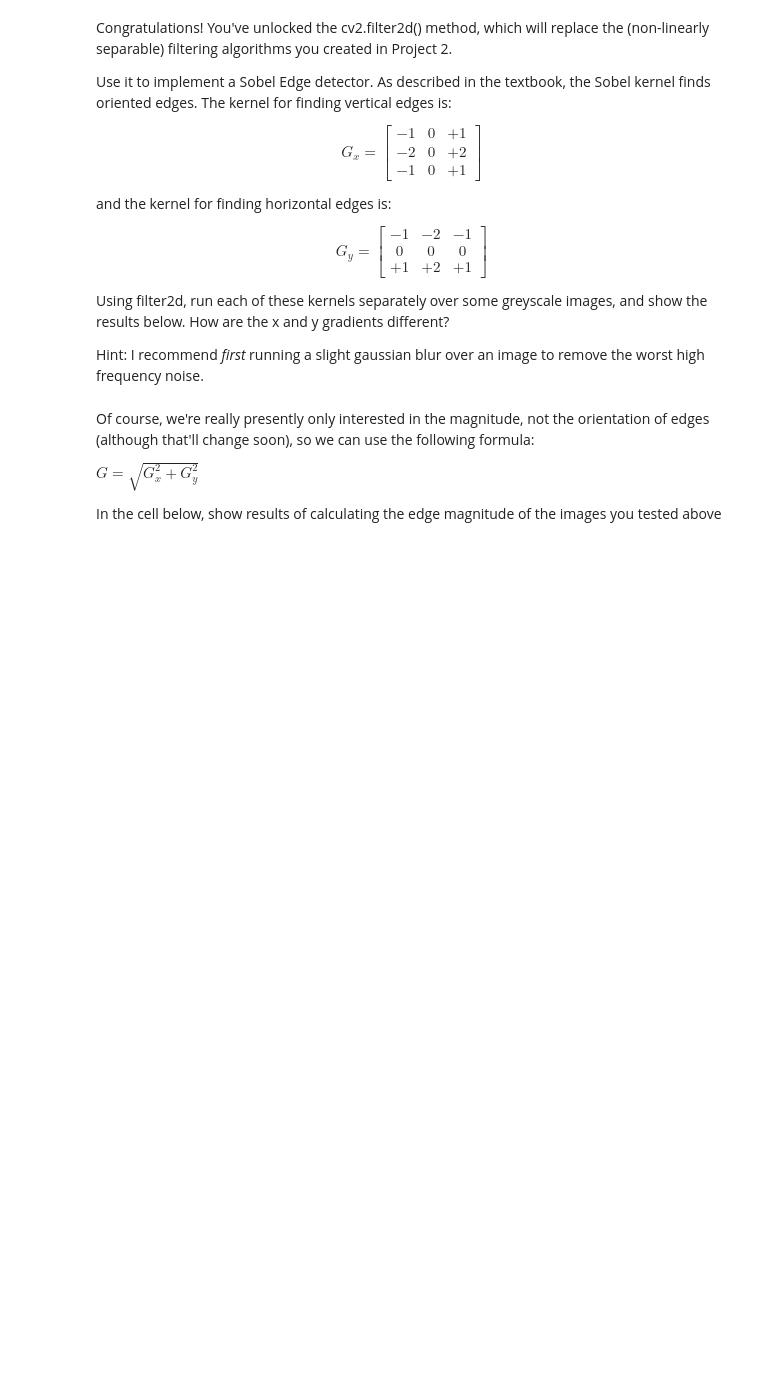
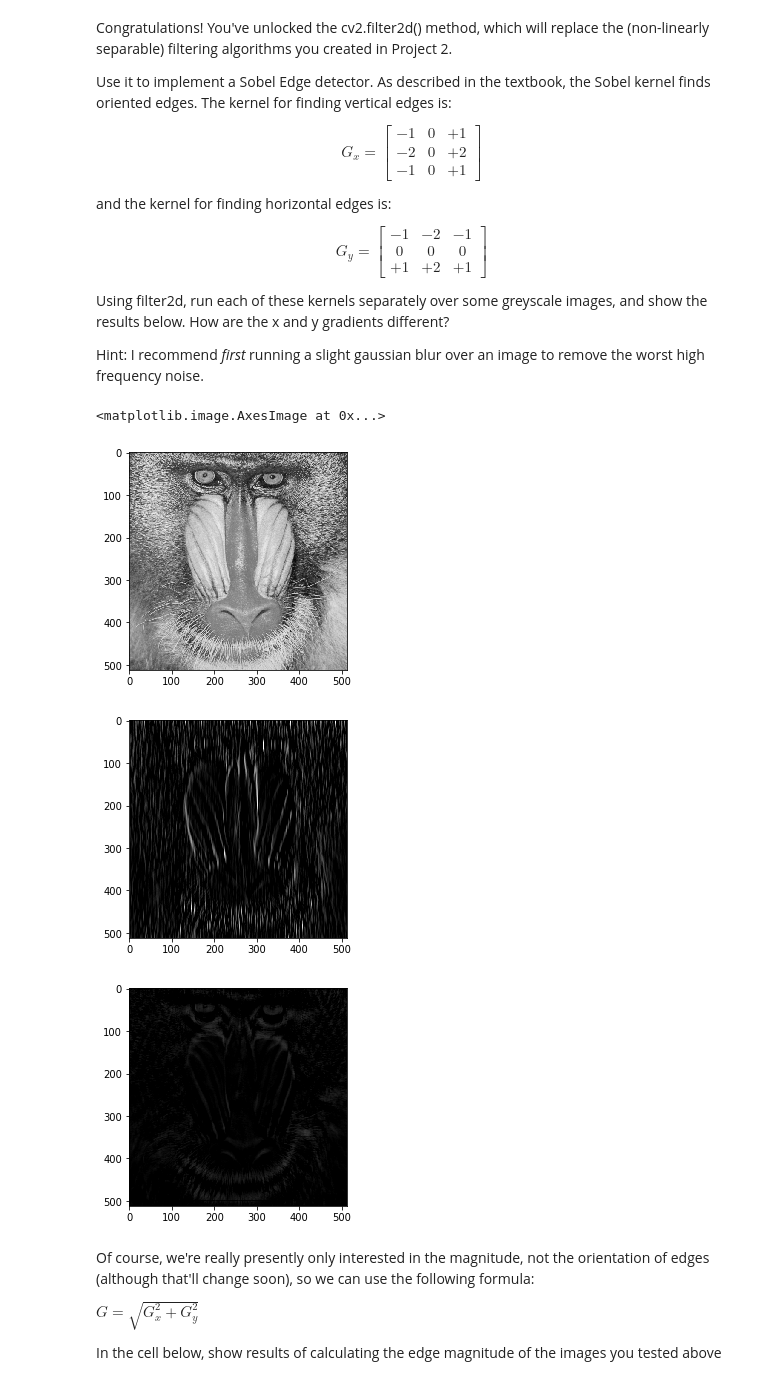
Before and after one commit to chododom/Computer-Vision, a Jupyter notebook: project3/Project3A.ipynb, the cells around one changed output. Cells and saved outputs as stored; diff of their text form; code cells hidden in the pictures; blank space fills up the shorter version.

Commit message:
Gaussian + Sobel edge detectors complete

```diff
--- a/project3/Project3A.ipynb
+++ b/project3/Project3A.ipynb
@@ -28,3 +28,26 @@ Hint: I recommend *first* running a slight gaussian blur over an image to remove
+# %%
+img = cv2.imread("images/demo.pgm")
+
+vertical_sobel = np.asarray([[-1, 0, 1], [-2, 0, 2], [-1, 0, 1]])
+horizontal_sobel = np.asarray([[-1, -2, -1], [0, 0, 0], [1, 2, 1]])
+gaussian = cv2.getGaussianKernel(ksize=25, sigma=10)
+
+img = cv2.filter2D(img, -1, gaussian)
+plt.figure()
+plt.imshow(img)
+
+v_dst = cv2.filter2D(img, -1, vertical_sobel)
+h_dst = cv2.filter2D(img, -1, horizontal_sobel)
+
+plt.figure();
+plt.imshow(v_dst)
+plt.figure();
+plt.imshow(h_dst)
+# %% [output]
+<matplotlib.image.AxesImage at 0x...>
+[figure, added]
+[figure, added]
+[figure, added]
 # %% [markdown]
 Of course, we're really presently only interested in the magnitude, not the orientation of edges (although that'll change soon), so we can use the following formula:
 
```
Also changed, not shown: parts of 5 cells of this notebook.
